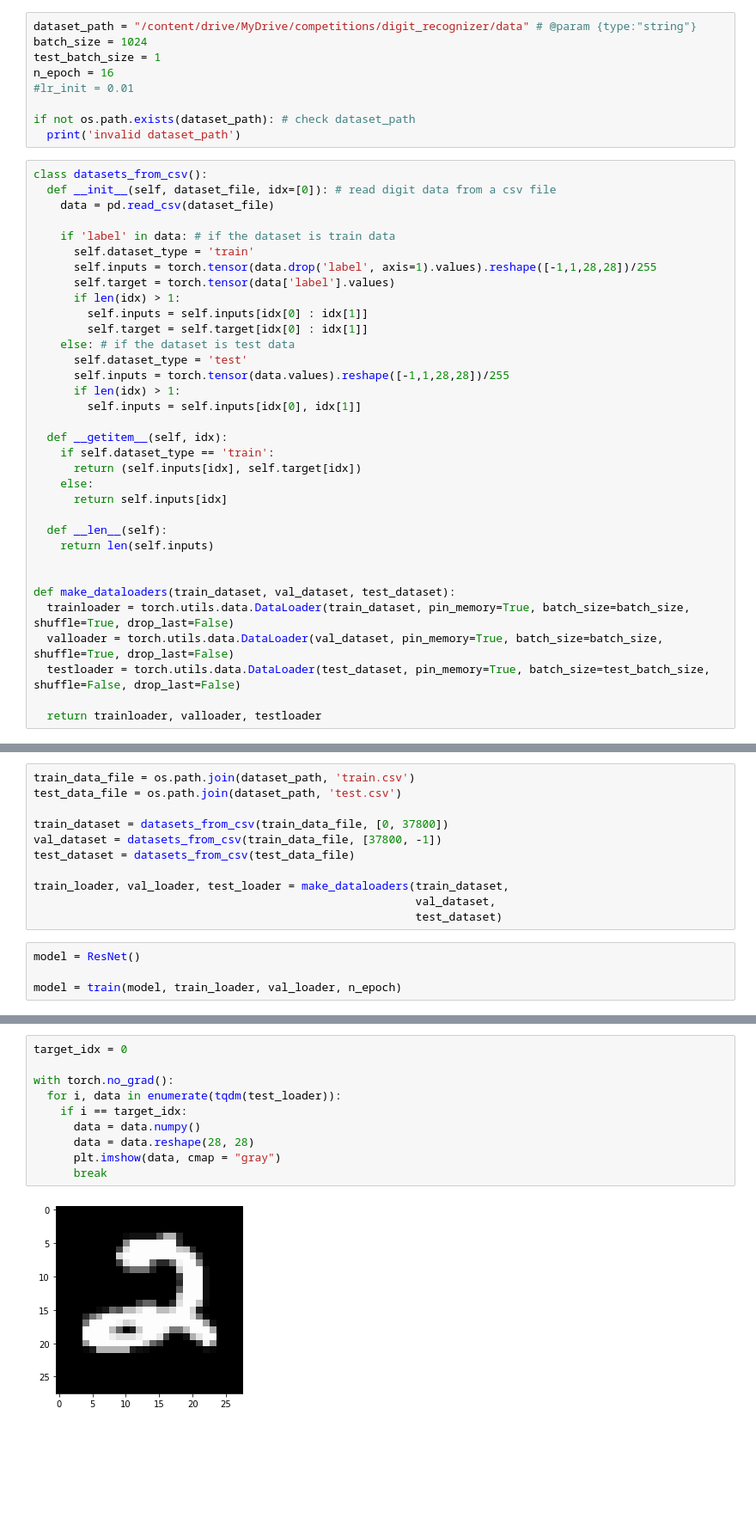
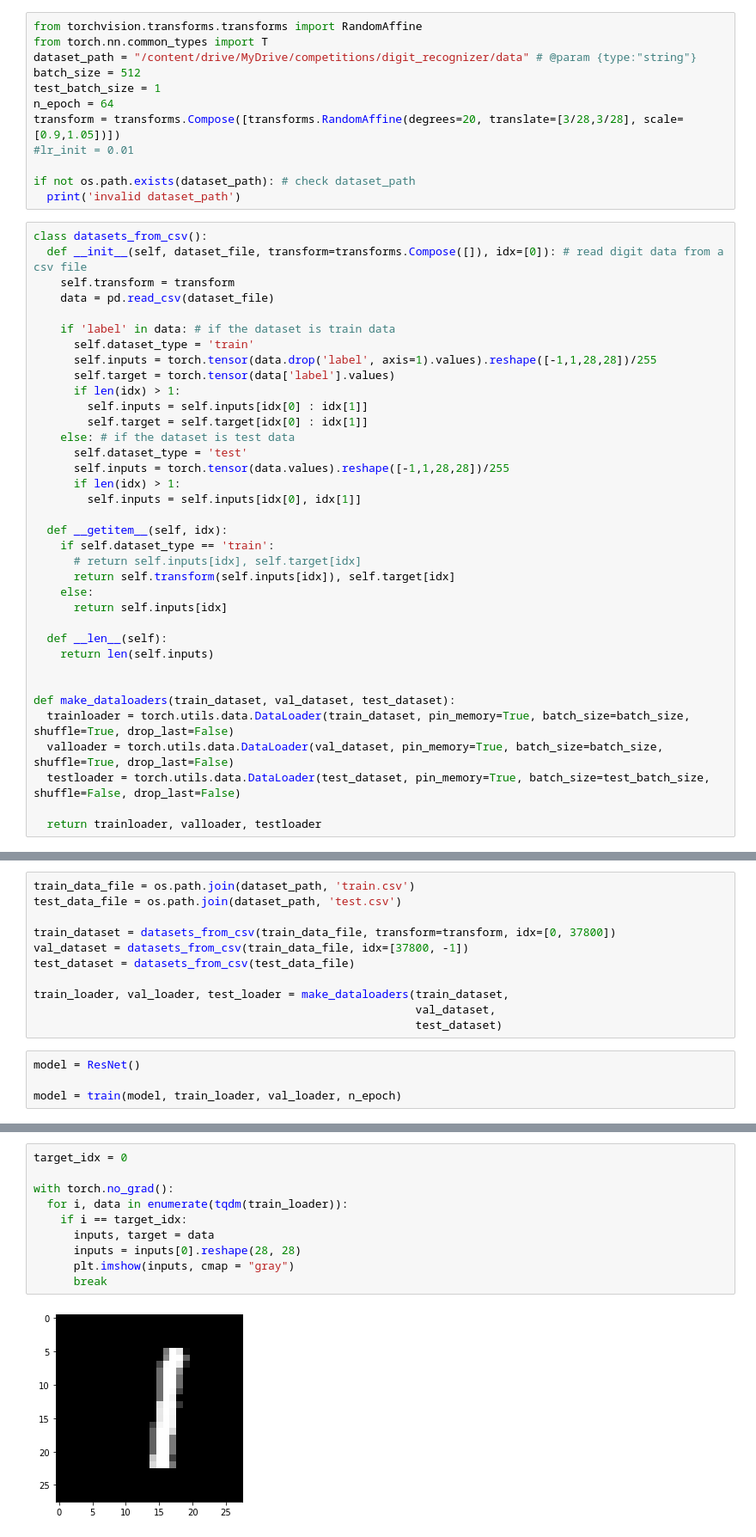
Before and after one commit to ttt-ishi03/digit_recognizer, a Jupyter notebook: train.ipynb, the cells around one changed output, grey strips where cells are left out. Shown at 86% size. Cells and saved outputs as stored; diff of their text form; blank space fills up the shorter version.

Commit message:
added scheduler and data augmentations

```diff
--- a/train.ipynb
+++ b/train.ipynb
@@ -9,17 +11,21 @@ import pandas as pd
 import numpy as np
 import matplotlib.pyplot as plt
 # %%
+from torchvision.transforms.transforms import RandomAffine
+from torch.nn.common_types import T
 dataset_path = "/content/drive/MyDrive/competitions/digit_recognizer/data" # @param {type:"string"}
-batch_size = 1024
+batch_size = 512
 test_batch_size = 1
-n_epoch = 16
+n_epoch = 64
+transform = transforms.Compose([transforms.RandomAffine(degrees=20, translate=[3/28,3/28], scale=[0.9,1.05])])
 #lr_init = 0.01
 
 if not os.path.exists(dataset_path): # check dataset_path
   print('invalid dataset_path')
 # %%
 class datasets_from_csv():
-  def __init__(self, dataset_file, idx=[0]): # read digit data from a csv file
+  def __init__(self, dataset_file, transform=transforms.Compose([]), idx=[0]): # read digit data from a csv file
+    self.transform = transform
     data = pd.read_csv(dataset_file)
 
     if 'label' in data: # if the dataset is train data
@@ -37,7 +43,8 @@ class datasets_from_csv():
 
   def __getitem__(self, idx):
     if self.dataset_type == 'train':
-      return (self.inputs[idx], self.target[idx])
+      # return self.inputs[idx], self.target[idx]
+      return self.transform(self.inputs[idx]), self.target[idx]
     else:
       return self.inputs[idx]
 
@@ -160,8 +168,8 @@ def train(model, train_loader, val_loader, n_epoch, lossfn=nn.CrossEntropyLoss()
 train_data_file = os.path.join(dataset_path, 'train.csv')
 test_data_file = os.path.join(dataset_path, 'test.csv')
 
-train_dataset = datasets_from_csv(train_data_file, [0, 37800])
-val_dataset = datasets_from_csv(train_data_file, [37800, -1])
+train_dataset = datasets_from_csv(train_data_file, transform=transform, idx=[0, 37800])
+val_dataset = datasets_from_csv(train_data_file, idx=[37800, -1])
 test_dataset = datasets_from_csv(test_data_file)
 
 train_loader, val_loader, test_loader = make_dataloaders(train_dataset,
@@ -198,12 +198,12 @@ submission_df.to_csv(os.path.join(dataset_path, 'submission.csv'), index=False)
 # %%
 target_idx = 0
 
 with torch.no_grad():
-  for i, data in enumerate(tqdm(test_loader)):
+  for i, data in enumerate(tqdm(train_loader)):
     if i == target_idx:
-      data = data.numpy()
-      data = data.reshape(28, 28)
-      plt.imshow(data, cmap = "gray")
+      inputs, target = data
+      inputs = inputs[0].reshape(28, 28)
+      plt.imshow(inputs, cmap = "gray")
       break
 # %% [output]
-[figure, old version]
+[figure, new version]
```
Also changed, not shown: parts of 6 cells of this notebook.
